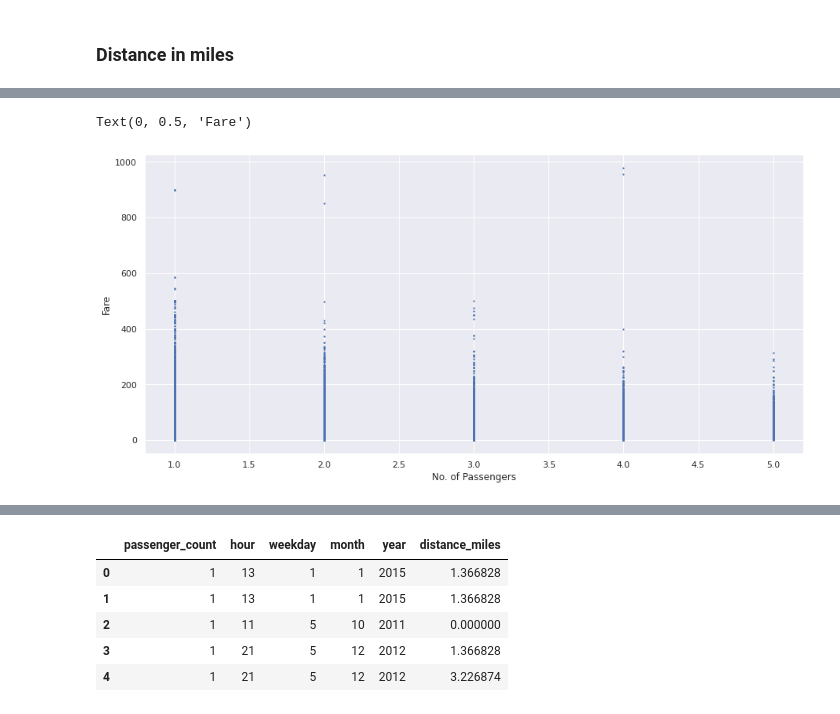
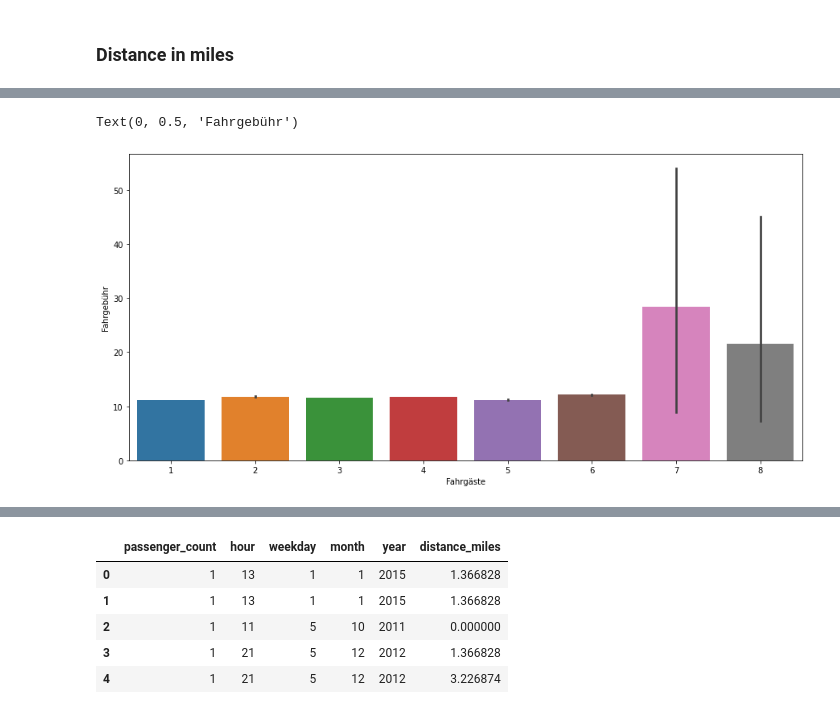
Before and after one commit to AyHaski/BigDataAnalyticsProject, a Jupyter notebook: Kopie_von_Rapids_Colab.ipynb, the cells around one changed output, grey strips where cells are left out. Saved outputs shown, nothing was run; the diff lists cells and outputs as text; code cells hidden in the pictures.

```diff
--- a/Kopie_von_Rapids_Colab.ipynb
+++ b/Kopie_von_Rapids_Colab.ipynb
@@ -325,8 +338,9 @@ Da es zwei Anhäufungen außerhalb von New York gibt wurde diese bei der Eingren
 # %%
-#Manche Koordinaten sind supper weit weg werden entfernt
-train_1 = train_1[(train_1['pickup_longitude'] < -73) & (train_1['pickup_longitude'] > -75.5)]
-train_1 = train_1[(train_1['pickup_latitude'] > 39.5) & (train_1['pickup_latitude'] < 41.5)]
-train_1 = train_1[(train_1['dropoff_longitude'] < -73) & (train_1['dropoff_longitude'] > -75.5)]
-train_1 = train_1[(train_1['dropoff_latitude'] > 39.5) & (train_1['dropoff_latitude'] < 41.5)]
+train_1 = train_1[(train_1['pickup_longitude'] < max_long) & (train_1['pickup_longitude'] > min_long)]
+train_1 = train_1[(train_1['pickup_latitude'] > min_lat) & (train_1['pickup_latitude'] < max_lat)]
+train_1 = train_1[(train_1['dropoff_longitude'] < max_long) & (train_1['dropoff_longitude'] > min_long)]
+train_1 = train_1[(train_1['dropoff_latitude'] > min_lat) & (train_1['dropoff_latitude'] < max_lat)]
+
+print("Shape of Training Data after distance calculations", train_1.shape)
 train_1.describe()
 # %% [output]
@@ -344,6 +359,14 @@ train_1.describe()
 # %% [markdown]
 Am Ende sollten die Daten noch auf verschiedene Abhängigkeiten gecheckt werden. Also wird überprüft ob die Fare_amount etwas mit der Datetime, den Passagieren und die Distanz zu tun hat.
 Für das sollte muss zuerst noch die Distanz berechnet werden. Zwei verschiedene Berechnung wurden auspobiert während dem Anfang des Projekts. Einmal die absolute Distanz und einmal die Distanz mit der Haversine Formel. Bei den Anfangsversuchen mit simplere Modelle erschließte sich ein Score-Unterschied von 1-2 Punkten. Somit wurde sich letztendlich für die Harvesine Formel entschieden.
+# %%
+fare_amount = train_1['fare_amount'].to_array()
+passenger_count = train_1['passenger_count'].to_array()
+distance = train_1['distance_miles'].to_array()
+hour = train_1["hour"].to_array()
+weekday = train_1["weekday"].to_array()
+month =train_1["month"].to_array()
+year = train_1["year"].to_array()
 # %% [markdown]
 ### Distance in miles
 # %%
@@ -369,0 +412,4 @@ Name: distance_miles, dtype: float64
+# %%
+train_1 = train_1[(train_1['distance_miles'] != 0)]
+print("Shape of Training Data after distance calculations", train_1.shape)
+train_1.describe()
@@ -376,0 +482,8 @@ year = train_1[train_1['fare_amount']<1000]["year"].to_array()
+# %%
+fare_amount = train_1['fare_amount'].to_array()
+passenger_count = train_1['passenger_count'].to_array()
+distance = train_1['distance_miles'].to_array()
+hour = train_1["hour"].to_array()
+weekday = train_1["weekday"].to_array()
+month =train_1["month"].to_array()
+year = train_1["year"].to_array()
@@ -377,8 +496,8 @@ year = train_1[train_1['fare_amount']<1000]["year"].to_array()
 # %%
 plt.figure(figsize=(15,7))
-plt.scatter(x=passenger_count, y=fare_amount, s=1.5)
-plt.xlabel('No. of Passengers')
-plt.ylabel('Fare')
+sns.barplot(x=passenger_count, y=fare_amount)
+plt.xlabel('Fahrgäste')
+plt.ylabel('Fahrgebühr')
 # %% [output]
-Text(0, 0.5, 'Fare')
+Text(0, 0.5, 'Fahrgebühr')
-[figure, old version]
+[figure, new version]
```
Also changed, not shown: parts of 106 cells of this notebook.
